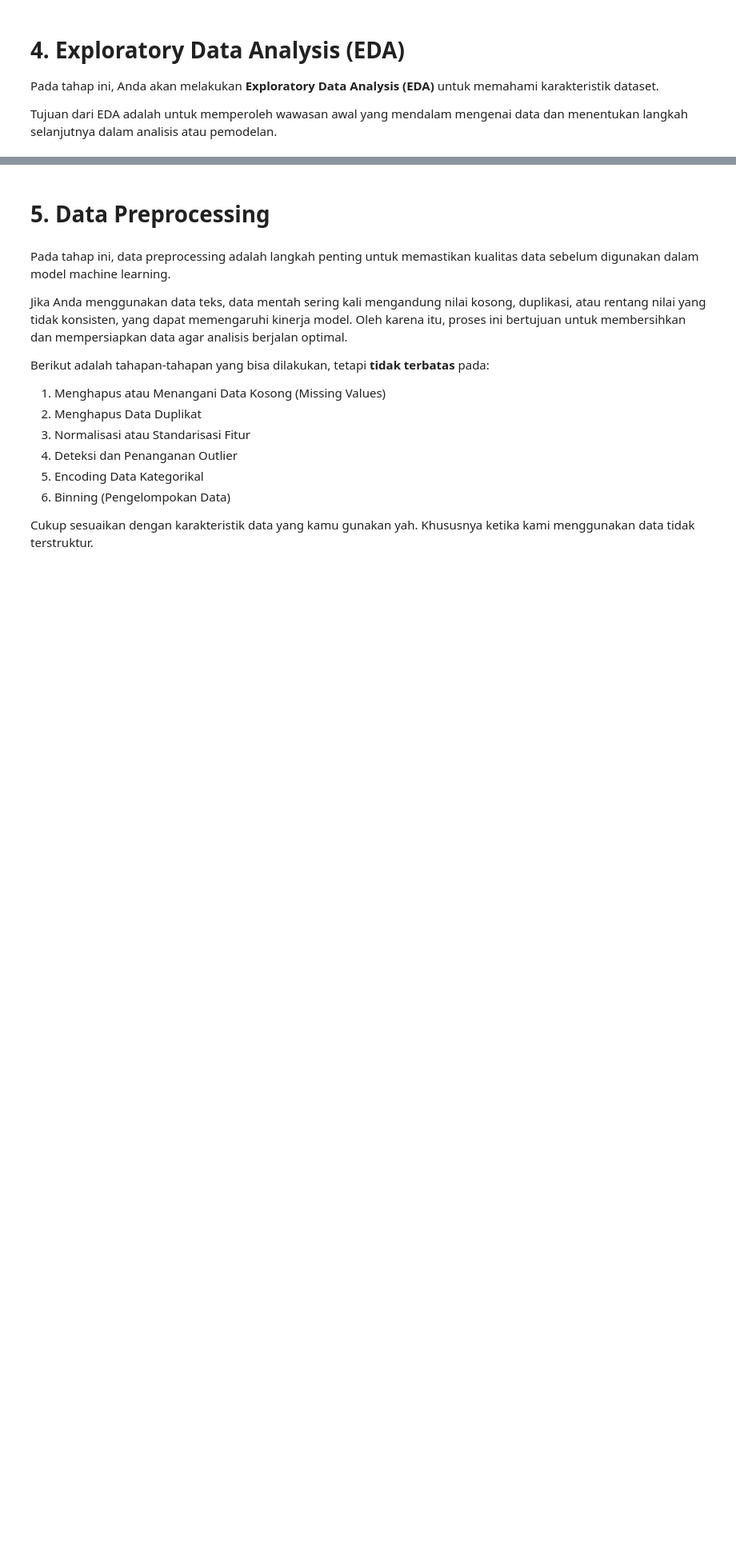
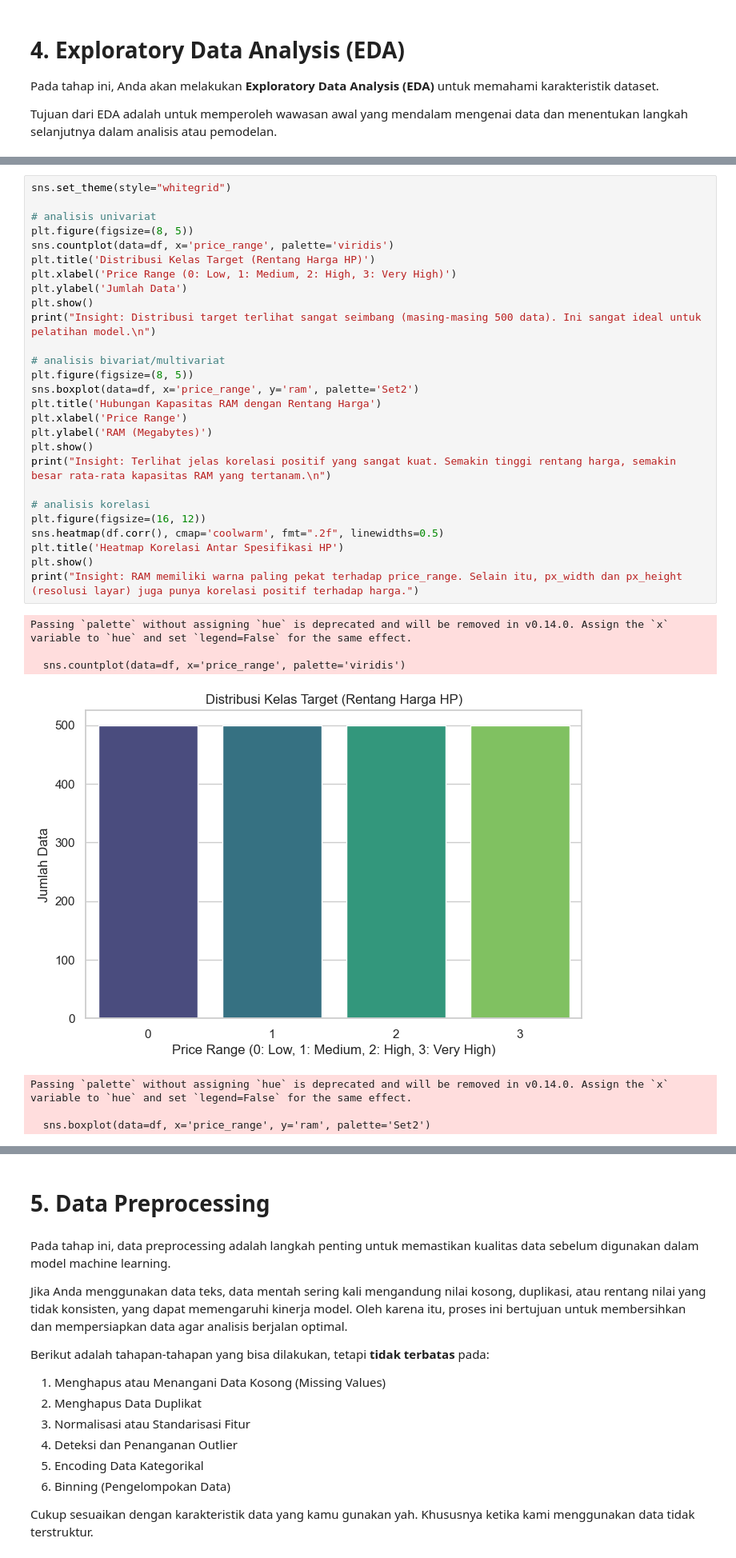
Before and after one commit to bka1605/Eksperimen_SML_Brian-Kristanto-A, a Jupyter notebook: Eksperimen_Brian.ipynb, the cells around one changed output, grey strips where cells are left out. Shown at 80% size. Cells and saved outputs as stored; diff of their text form; blank space fills up the shorter version.

```diff
--- a/Eksperimen_Brian.ipynb
+++ b/Eksperimen_Brian.ipynb
@@ -81,0 +47,35 @@ Kesimpulan 3: Angka korelasi yang mendekati 1 atau -1 menunjukkan hubungan linea
+# %%
+sns.set_theme(style="whitegrid")
+
+# analisis univariat
+plt.figure(figsize=(8, 5))
+sns.countplot(data=df, x='price_range', palette='viridis')
+plt.title('Distribusi Kelas Target (Rentang Harga HP)')
+plt.xlabel('Price Range (0: Low, 1: Medium, 2: High, 3: Very High)')
+plt.ylabel('Jumlah Data')
+plt.show()
+print("Insight: Distribusi target terlihat sangat seimbang (masing-masing 500 data). Ini sangat ideal untuk pelatihan model.\n")
+
+# analisis bivariat/multivariat
+plt.figure(figsize=(8, 5))
+sns.boxplot(data=df, x='price_range', y='ram', palette='Set2')
+plt.title('Hubungan Kapasitas RAM dengan Rentang Harga')
+plt.xlabel('Price Range')
+plt.ylabel('RAM (Megabytes)')
+plt.show()
+print("Insight: Terlihat jelas korelasi positif yang sangat kuat. Semakin tinggi rentang harga, semakin besar rata-rata kapasitas RAM yang tertanam.\n")
+
+# analisis korelasi
+plt.figure(figsize=(16, 12))
+sns.heatmap(df.corr(), cmap='coolwarm', fmt=".2f", linewidths=0.5)
+plt.title('Heatmap Korelasi Antar Spesifikasi HP')
+plt.show()
+print("Insight: RAM memiliki warna paling pekat terhadap price_range. Selain itu, px_width dan px_height (resolusi layar) juga punya korelasi positif terhadap harga.")
+# %% [output]
+Passing `palette` without assigning `hue` is deprecated and will be removed in v0.14.0. Assign the `x` variable to `hue` and set `legend=False` for the same effect.
+
+  sns.countplot(data=df, x='price_range', palette='viridis')
+[figure, added]
+Passing `palette` without assigning `hue` is deprecated and will be removed in v0.14.0. Assign the `x` variable to `hue` and set `legend=False` for the same effect.
+
+  sns.boxplot(data=df, x='price_range', y='ram', palette='Set2')
```
Also changed, not shown: parts of 4 cells of this notebook, 11 other files.
